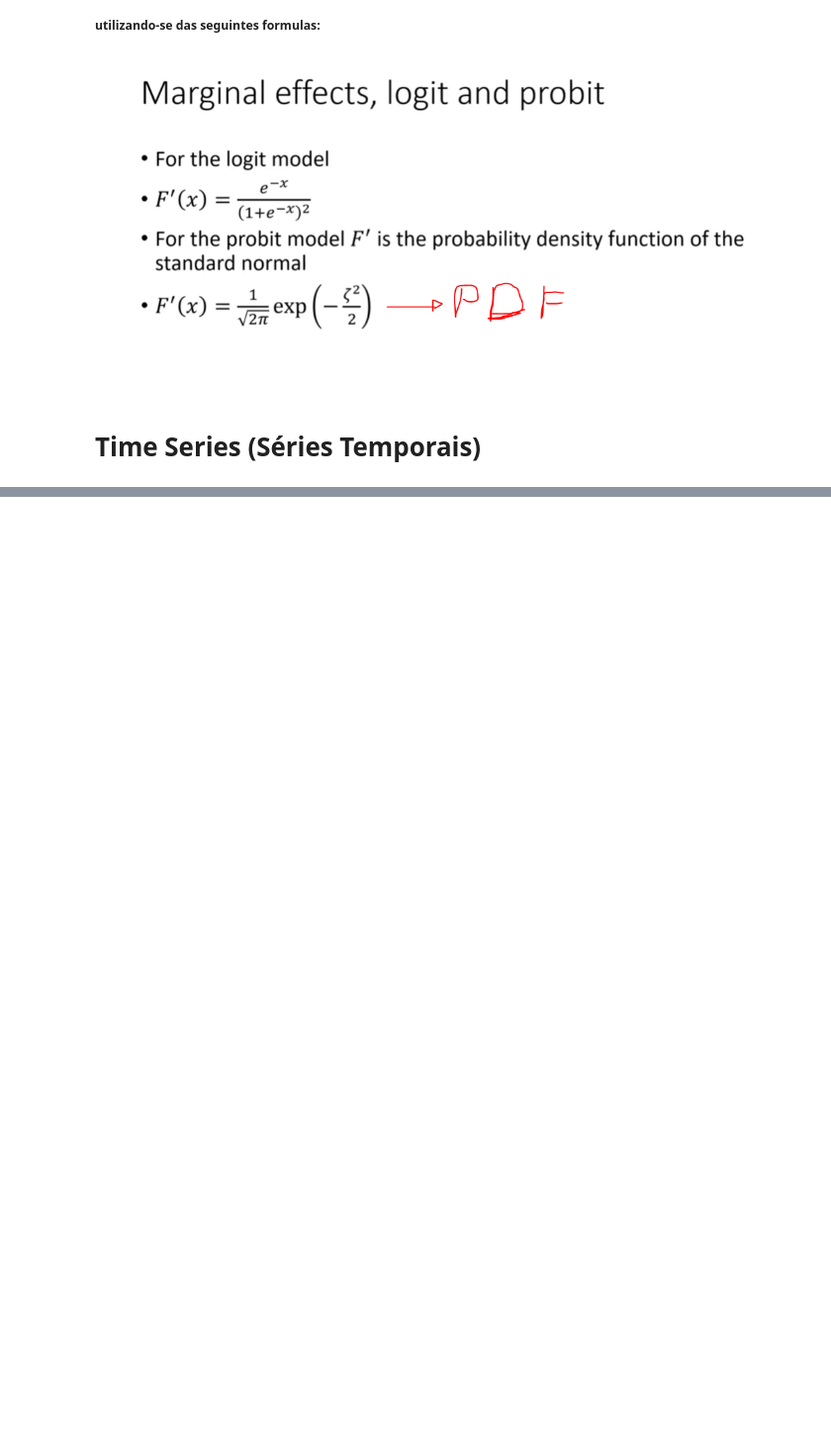
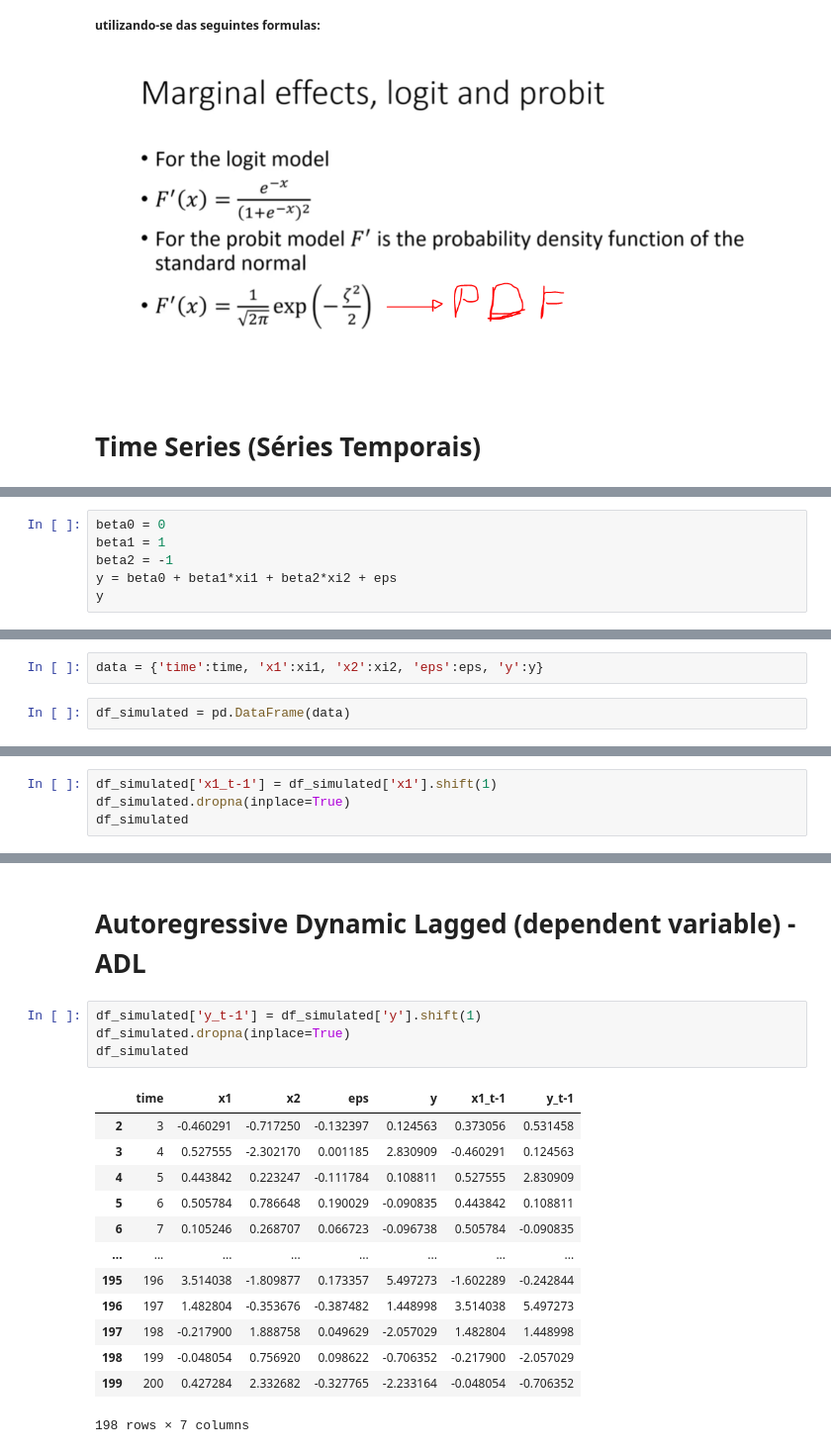
Before and after one commit to Menezes-Gus/Econometrics, a Jupyter notebook: Econometrics.ipynb, the cells around one changed output, grey strips where cells are left out. Shown at 99% size. Drawn from its saved outputs; the diff is of its cells as text; blank space fills up the shorter version.

Commit message:
Time Series Analysis

```diff
--- a/Econometrics.ipynb
+++ b/Econometrics.ipynb
@@ -646,0 +656,6 @@ df_ts
+# %%
+beta0 = 0
+beta1 = 1
+beta2 = -1
+y = beta0 + beta1*xi1 + beta2*xi2 + eps
+y
@@ -646,0 +680,4 @@ df_ts
+# %%
+data = {'time':time, 'x1':xi1, 'x2':xi2, 'eps':eps, 'y':y}
+# %%
+df_simulated = pd.DataFrame(data)
@@ -646,0 +730,4 @@ df_ts
+# %%
+df_simulated['x1_t-1'] = df_simulated['x1'].shift(1)
+df_simulated.dropna(inplace=True)
+df_simulated
@@ -646,0 +775,20 @@ df_ts
+# %% [markdown]
+# Autoregressive Dynamic Lagged (dependent variable) - ADL
+# %%
+df_simulated['y_t-1'] = df_simulated['y'].shift(1)
+df_simulated.dropna(inplace=True)
+df_simulated
+# %% [output]
+|  | time | x1 | x2 | eps | y | x1_t-1 | y_t-1 |
+| 2 | 3 | -0.460291 | -0.717250 | -0.132397 | 0.124563 | 0.373056 | 0.531458 |
+| 3 | 4 | 0.527555 | -2.302170 | 0.001185 | 2.830909 | -0.460291 | 0.124563 |
+| 4 | 5 | 0.443842 | 0.223247 | -0.111784 | 0.108811 | 0.527555 | 2.830909 |
+| 5 | 6 | 0.505784 | 0.786648 | 0.190029 | -0.090835 | 0.443842 | 0.108811 |
+| 6 | 7 | 0.105246 | 0.268707 | 0.066723 | -0.096738 | 0.505784 | -0.090835 |
+| ... | ... | ... | ... | ... | ... | ... | ... |
+| 195 | 196 | 3.514038 | -1.809877 | 0.173357 | 5.497273 | -1.602289 | -0.242844 |
+| 196 | 197 | 1.482804 | -0.353676 | -0.387482 | 1.448998 | 3.514038 | 5.497273 |
+| 197 | 198 | -0.217900 | 1.888758 | 0.049629 | -2.057029 | 1.482804 | 1.448998 |
+| 198 | 199 | -0.048054 | 0.756920 | 0.098622 | -0.706352 | -0.217900 | -2.057029 |
+| 199 | 200 | 0.427284 | 2.332682 | -0.327765 | -2.233164 | -0.048054 | -0.706352 |
+198 rows × 7 columns
```
Also changed, not shown: parts of 43 cells of this notebook.
